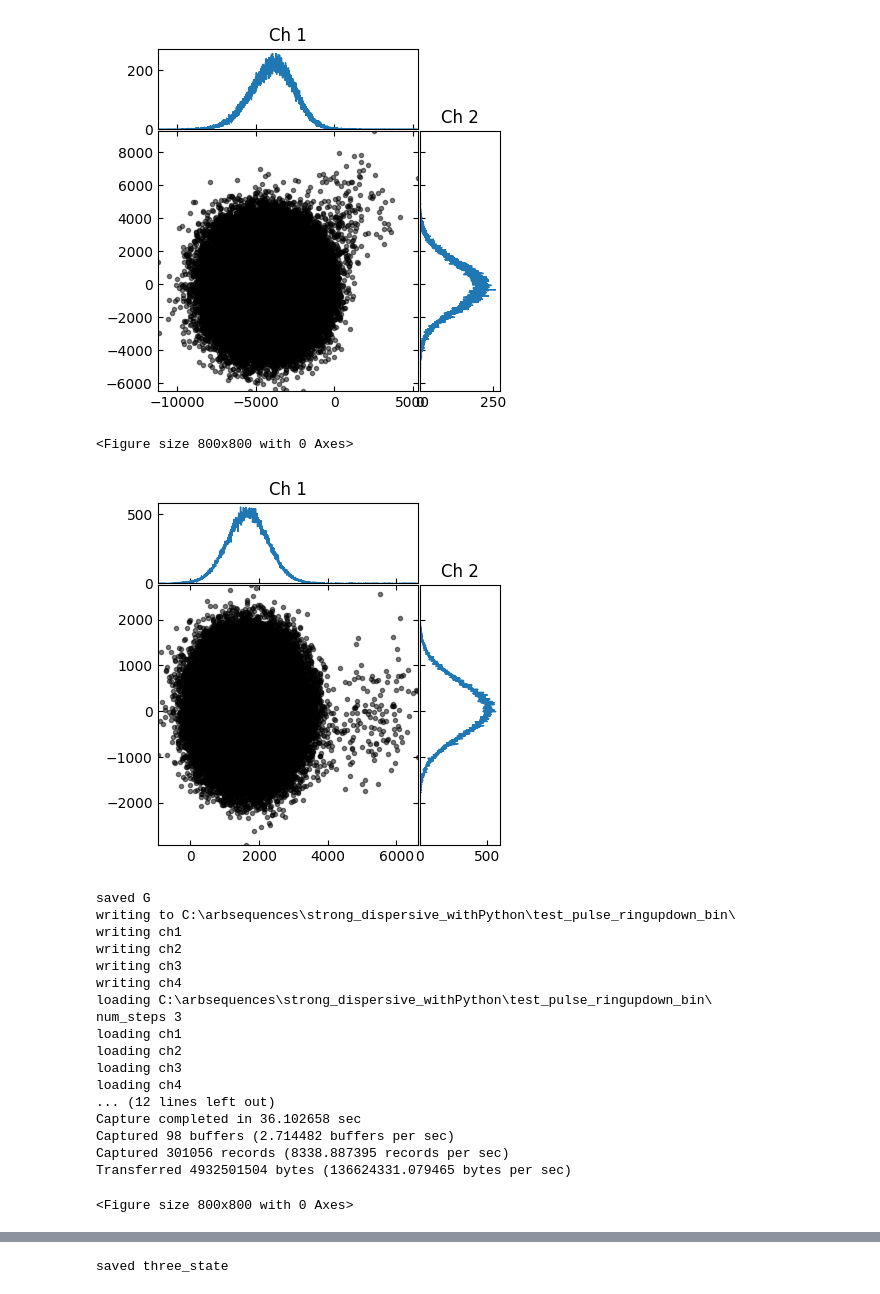
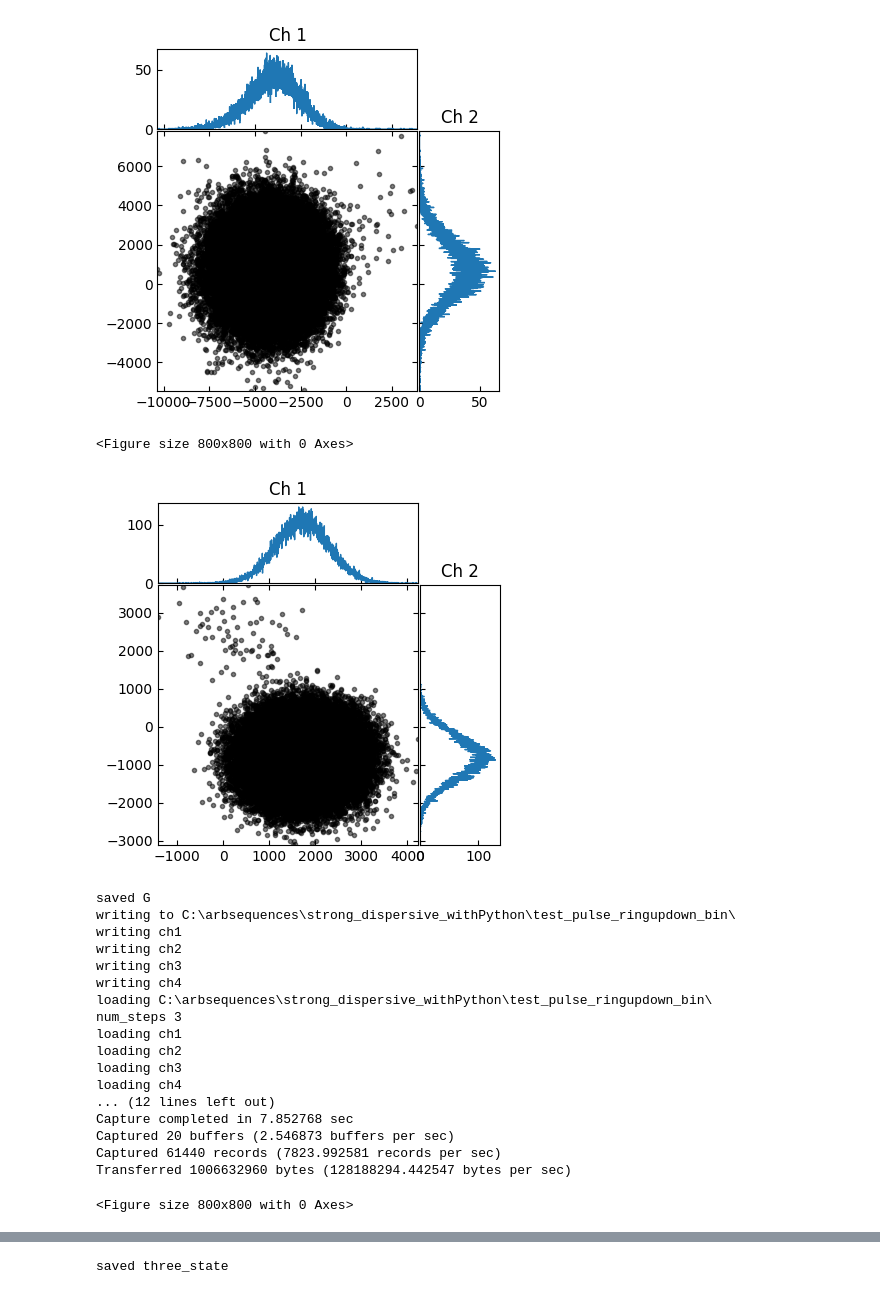
Before and after one commit to Katermurch/BlueFridgeNonLin, a Jupyter notebook: threestate_discrim_pnp_sequence.ipynb, the cells around one changed output, grey strips where cells are left out. Drawn from its saved outputs; the diff is of its cells as text; code cells hidden in the pictures.

```diff
--- a/threestate_discrim_pnp_sequence.ipynb
+++ b/threestate_discrim_pnp_sequence.ipynb
@@ -36,8 +36,8 @@ bnc.set_bnc_output(
 bnc.set_bnc_output(readout_dict['RO_LO'],power_dBm=readout_dict['RO_LO_pwr'], bnc_addr=bnc_address['target_bnc_black'])
 bnc.set_bnc_output(general_vals_dict['TWPA_freq'], general_vals_dict['TWPA_pwr'], bnc_addr=bnc_address['big_agilent'])
 num_steps = 3
-reps = 100000
-swap_freq= -.0195
+reps = 20000
+swap_freq= -.0192
 swap_time=0.5*6/abs(swap_freq)#152#0.5*7/abs(swap_freq)#193.5253031907684
 # q1.ge_amp = 0.4
 # q1.ge_time =  81.30534179581487
@@ -45,7 +45,7 @@ swap_time=0.5*6/abs(swap_freq)#152#0.5*7/abs(swap_freq)#193.5253031907684
 # q1.ef_amp = 0.8
 # %%
 phase = 0
-swap_amp=1.23
+swap_amp=1.18
 for i in range(3):
     if 0 == i:
         label = 'G'
@@ -108,7 +108,7 @@ Transferred 4932501504 bytes (144293042.667251 bytes per sec)
 <Figure size 800x800 with 0 Axes>
-[figure, old version]
+[figure, new version]
 <Figure size 800x800 with 0 Axes>
-[figure, old version]
+[figure, new version]
 saved G
 writing to C:\arbsequences\strong_dispersive_withPython\test_pulse_ringupdown_bin\
 writing ch1
@@ -122,8 +122,8 @@ loading ch2
 loading ch3
 loading ch4
 ... (12 lines left out)
-Capture completed in 36.102658 sec
-Captured 98 buffers (2.714482 buffers per sec)
-Captured 301056 records (8338.887395 records per sec)
-Transferred 4932501504 bytes (136624331.079465 bytes per sec)
+Capture completed in 7.852768 sec
+Captured 20 buffers (2.546873 buffers per sec)
+Captured 61440 records (7823.992581 records per sec)
+Transferred 1006632960 bytes (128188294.442547 bytes per sec)
 <Figure size 800x800 with 0 Axes>
```
Also changed, not shown: parts of 4 cells of this notebook, 18 other files.
